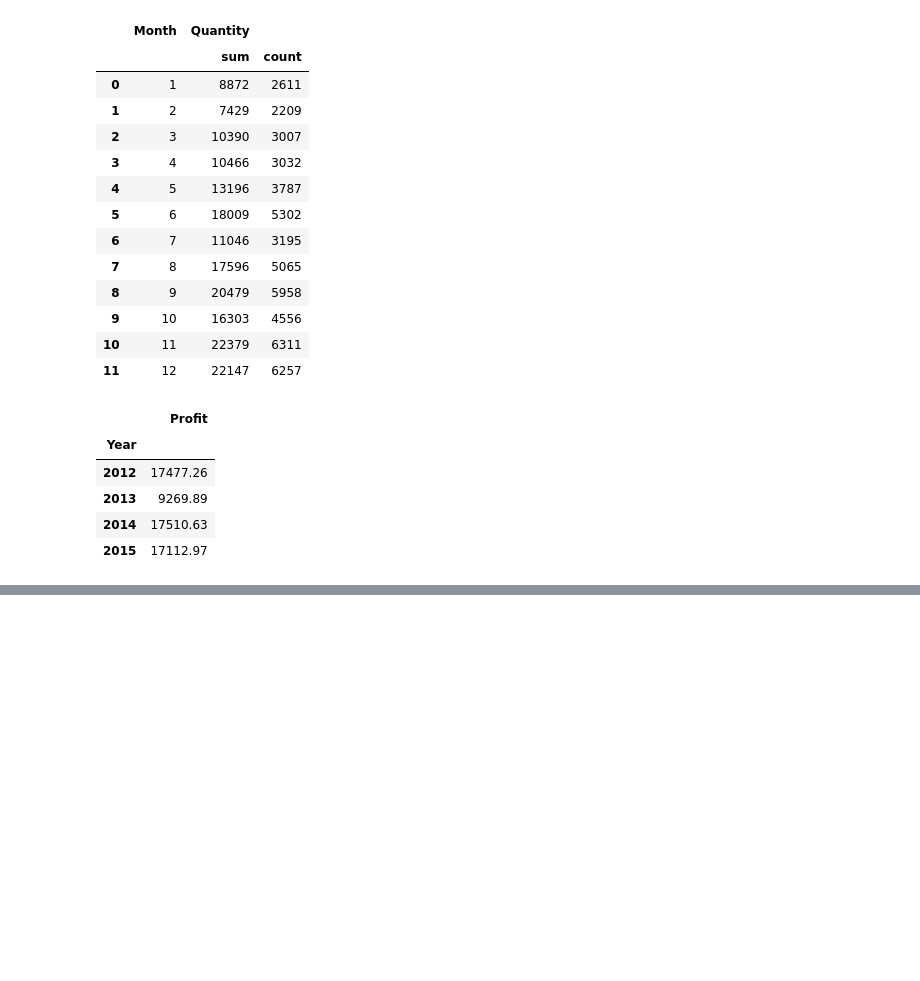
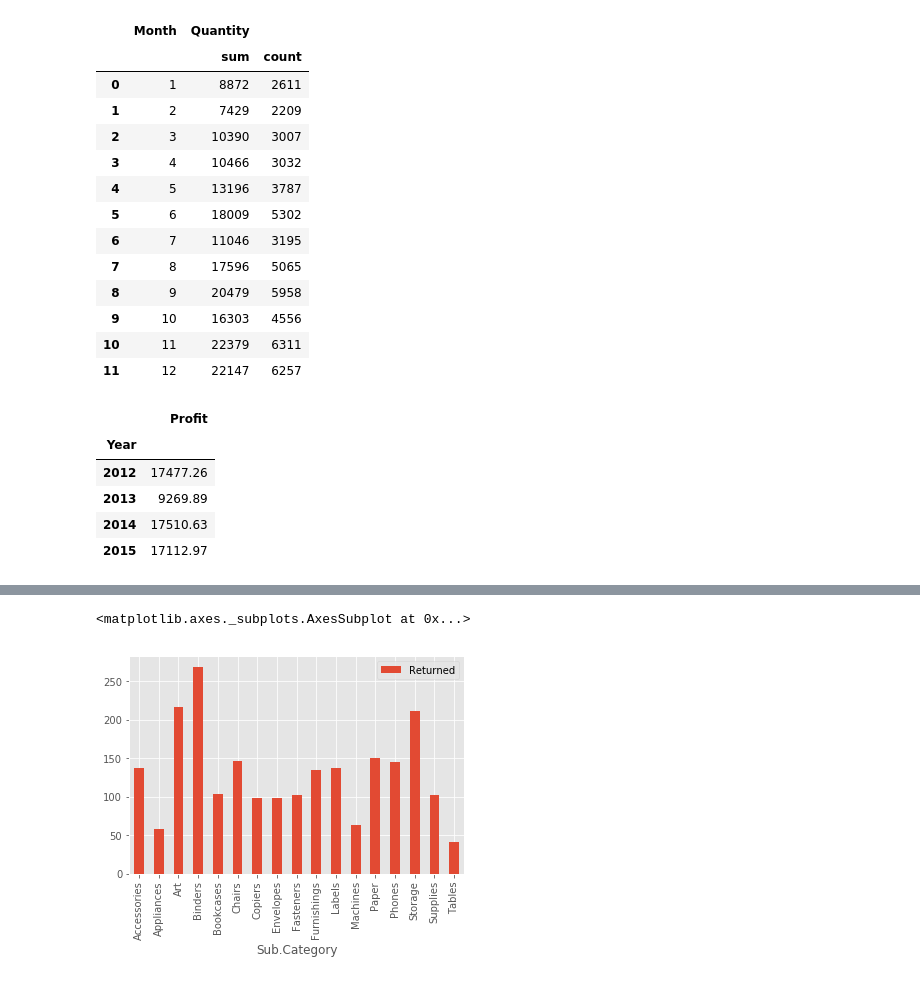
Before and after one commit to brucechyi/teamlab, a Jupyter notebook: Machine_Learning_Lab/data/bruce_lab.ipynb, the cells around one changed output, grey strips where cells are left out. Drawn from its saved outputs; the diff is of its cells as text; code cells hidden in the pictures; blank space fills up the shorter version.

```diff
--- a/Machine_Learning_Lab/data/bruce_lab.ipynb
+++ b/Machine_Learning_Lab/data/bruce_lab.ipynb
@@ -53,0 +147,9 @@ returns[['Year','Profit']].groupby('Year').sum()
+# %%
+%matplotlib inline
+from matplotlib import pyplot as plt
+plt.style.use('ggplot')
+# %%
+returns[['Sub.Category','Returned']].groupby('Sub.Category').agg('count').plot.bar()
+# %% [output]
+<matplotlib.axes._subplots.AxesSubplot at 0x...>
+[figure, added]
```
Also changed, not shown: parts of 11 cells of this notebook.
